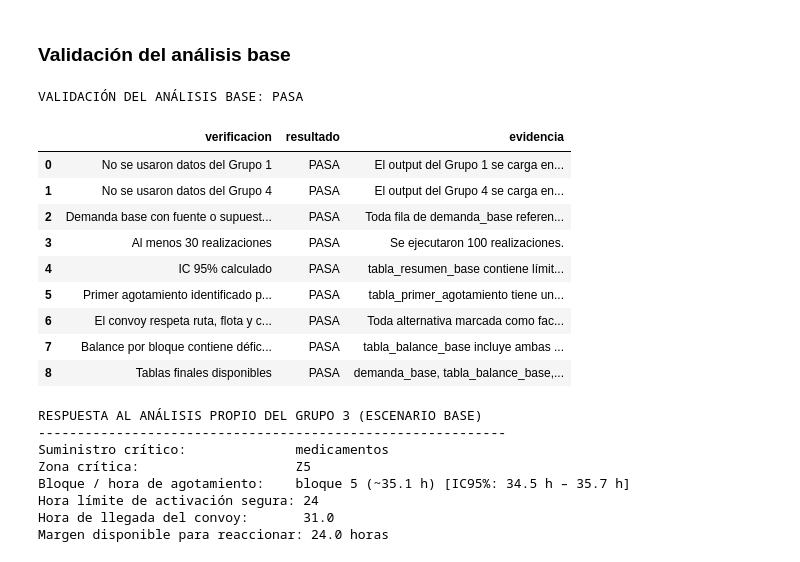
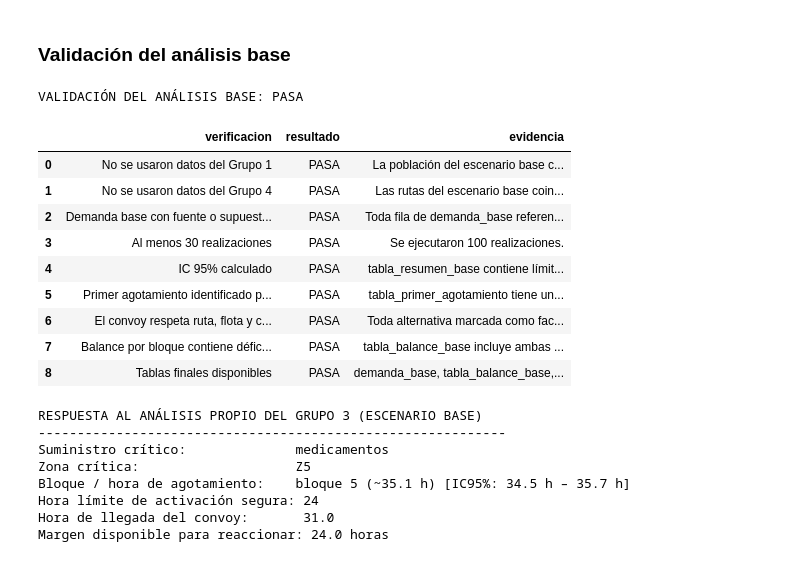
Before and after one commit to Isabella1911/MS-Examen-Practico-grupo-3, a Jupyter notebook: grupo3_cadena_suministro.ipynb, the cells around one changed output. Saved outputs shown, nothing was run; the diff lists cells and outputs as text; code cells hidden in the pictures.

```diff
--- a/grupo3_cadena_suministro.ipynb
+++ b/grupo3_cadena_suministro.ipynb
@@ -130,7 +130,10 @@ RUTA_REPORTE_GRUPO4 = Path(
     "datos/Grupo4_Reporte_Infraestructura.docx"
 )
 
-RUTA_SALIDA_GRUPO7 = Path("outputs")
+RUTA_SALIDA_GRUPO7 = Path("outputs/intercambio")
+RUTA_ACTIVOS_REPORTE = Path("report_assets")
+RUTA_REPORTE_TEX = Path("reporte_grupo3.tex")
+RETRASO_INFORMACION_HORAS = 6
 
 # Red original y tasas del Excel, centralizadas para que las
 # verificaciones del intercambio no repitan literales sueltos.
@@ -5436,14 +5449,23 @@ def _registrar_validacion(nombre: str, condicion: bool, evidencia: str) -> None:
 
 _registrar_validacion(
     "No se usaron datos del Grupo 1",
-    "poblacion_grupo1" not in globals(),
-    "El output del Grupo 1 se carga en una sección posterior a esta.",
+    datos_modelo_base["poblacion"].equals(
+        poblacion_base[["bloque", "zona", "personas"]]
+    )
+    and poblacion_base["personas"].equals(
+        poblacion_base["zona"].map(poblacion_por_zona)
+    ),
+    "La población del escenario base coincide con el supuesto derivado "
+    "exclusivamente de la capacidad de los centros del Excel del Grupo 3.",
 )
 
 _registrar_validacion(
     "No se usaron datos del Grupo 4",
-    "accesibilidad_grupo4" not in globals(),
-    "El output del Grupo 4 se carga en una sección posterior a esta.",
+    datos_modelo_base["rutas_simulacion"].equals(
+        datos_modelo["rutas_simulacion"]
+    ),
+    "Las rutas del escenario base coinciden con las preparadas a partir "
+    "del Excel del Grupo 3, sin actualizaciones de accesibilidad.",
 )
 
 _registrar_validacion(
@@ -5498,35 +5520,35 @@ _registrar_validacion(
     {"deficit", "superavit"}.issubset(tabla_balance_base.columns),
     "tabla_balance_base incluye ambas columnas para cada zona, "
     "suministro y bloque.",
 )
 
 _registrar_validacion(
     "Tablas finales disponibles",
     all(
         nombre in globals()
         for nombre in [
             "demanda_base",
             "tabla_balance_base",
             "tabla_primer_agotamiento",
             "tabla_resumen_base",
             "tabla_deficit_base",
             "tabla_convoy_optimo",
         ]
     ),
     "demanda_base, tabla_balance_base, tabla_primer_agotamiento, "
     "tabla_resumen_base, tabla_deficit_base y tabla_convoy_optimo "
     "quedan disponibles para los siguientes archivos del pipeline.",
 )
 
 reporte_validacion_base = pd.DataFrame(resultados_validacion_base)
 
 print("VALIDACIÓN DEL ANÁLISIS BASE: PASA")
 display(reporte_validacion_base)
 # %% [output]
 VALIDACIÓN DEL ANÁLISIS BASE: PASA
 |  | verificacion | resultado | evidencia |
-| 0 | No se usaron datos del Grupo 1 | PASA | El output del Grupo 1 se carga en... |
-| 1 | No se usaron datos del Grupo 4 | PASA | El output del Grupo 4 se carga en... |
+| 0 | No se usaron datos del Grupo 1 | PASA | La población del escenario base c... |
+| 1 | No se usaron datos del Grupo 4 | PASA | Las rutas del escenario base coin... |
 | 2 | Demanda base con fuente o supuest... | PASA | Toda fila de demanda_base referen... |
 | 3 | Al menos 30 realizaciones | PASA | Se ejecutaron 100 realizaciones. |
 | 4 | IC 95% calculado | PASA | tabla_resumen_base contiene límit... |
```
Also changed, not shown: parts of 19 cells of this notebook, 11 other files.
